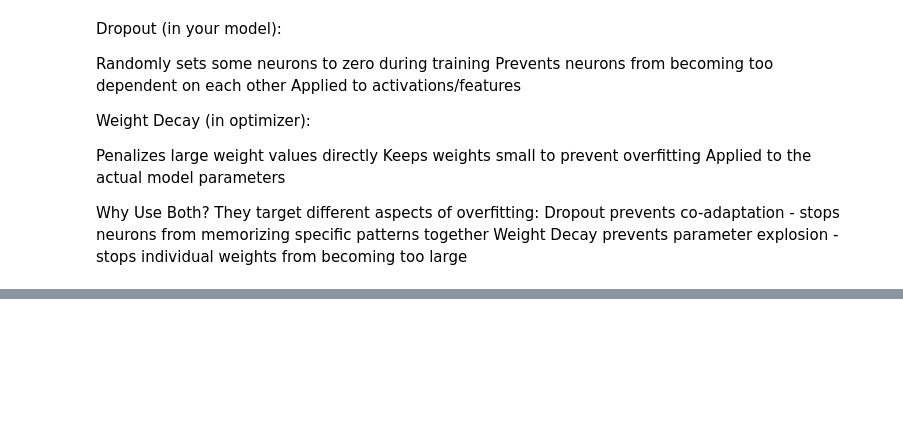
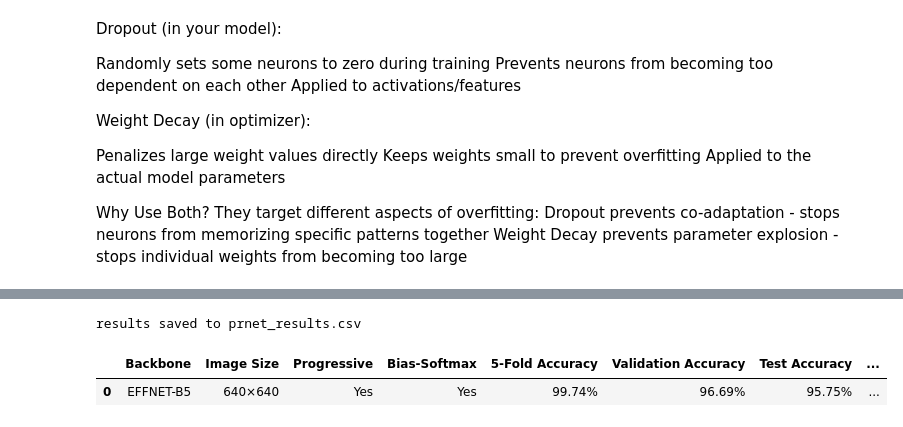
Before and after one commit to Raahim58/PRNet_MaanzAI, a Jupyter notebook: PRNet_replicate.ipynb, the cells around one changed output, grey strips where cells are left out. Drawn from its saved outputs; the diff is of its cells as text; code cells hidden in the pictures; blank space fills up the shorter version.

```diff
--- a/PRNet_replicate.ipynb
+++ b/PRNet_replicate.ipynb
@@ -439,3 +486,27 @@ def search_best_exponents(validation_loader, trained_model, search_range=(0.1, 3
 
     print(f"final best exponents: {best_exponents}")
     return best_exponents
+
+
+# example usage:
+"""
+# after training your model, tune the bias exponents
+model = your_trained_model
+val_loader = your_validation_dataloader
+
+# find best exponents
+optimal_exponents = search_best_exponents(val_loader, model)
+
+# then during inference on test set:
+with torch.no_grad():
+    for test_images, test_labels in test_loader:
+        test_images = test_images.to(DEVICE)
+        logits = model(test_images)
+
+        # apply bias adjustment
+        adjusted_probs = bias_softmax(logits, optimal_exponents)
+        predictions = adjusted_probs.argmax(dim=1)
+
+        # calculate test accuracy with bias adjustment
+        ...
+"""
@@ -497,7 +542,7 @@ def create_warmup_cosine_scheduler(optimizer, total_epochs, warmup_epochs=3, min
     # warmup: 0 → 1×LR
     warmup = LinearLR(
         optimizer,
-        start_factor=0.0,
+        start_factor=1e-3,
         end_factor=1.0,
         total_iters=warmup_epochs
     )
@@ -770,0 +966,19 @@ print(f"\nresults saved to prnet_results.csv")
+# %%
+# save results
+flat_results = []
+for r in results:
+    flat = {k: v for k, v in r.items() if not isinstance(v, list)}
+    flat_results.append(flat)
+
+df = pd.DataFrame(flat_results)
+df.to_csv("prnet_results.csv", index=False)
+print(f"\nresults saved to prnet_results.csv")
+
+# display results
+from IPython.display import display, FileLink
+df = pd.read_csv("prnet_results.csv")
+display(df)
+# %% [output]
+results saved to prnet_results.csv
+|  | Backbone | Image Size | Progressive | Bias-Softmax | 5-Fold Accuracy | Validation Accuracy | Test Accuracy | ... |
+| 0 | EFFNET-B5 | 640×640 | Yes | Yes | 99.74% | 96.69% | 95.75% | ... |
```
Also changed, not shown: parts of 19 cells of this notebook, 2 other files.
